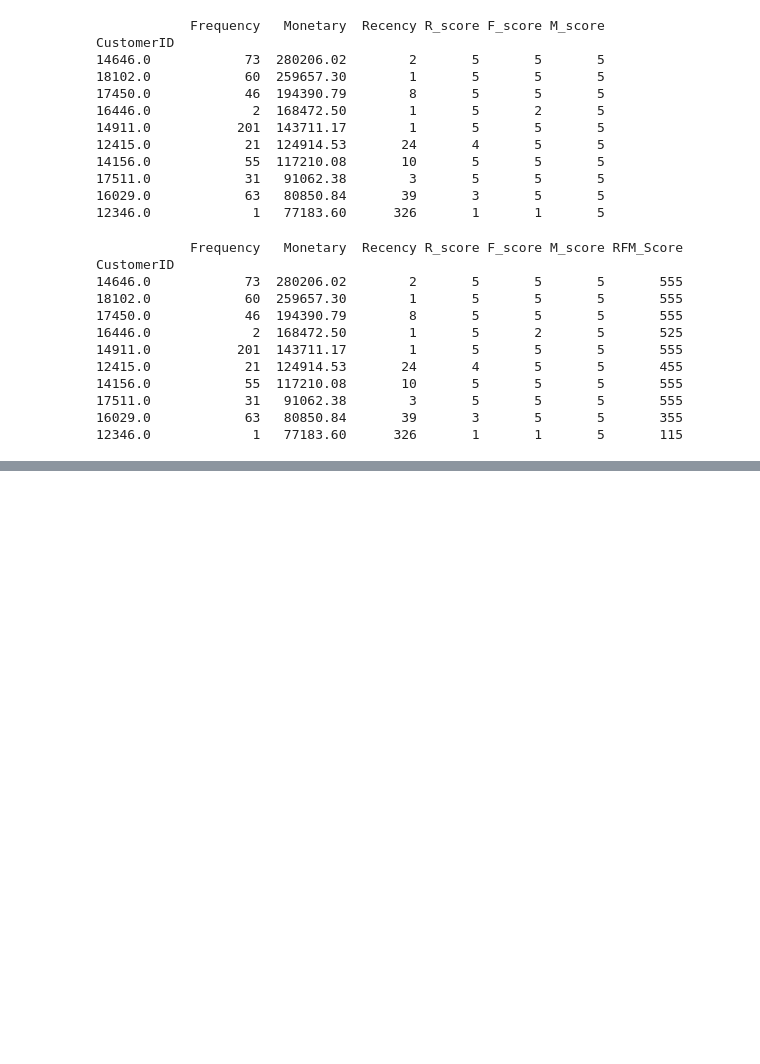
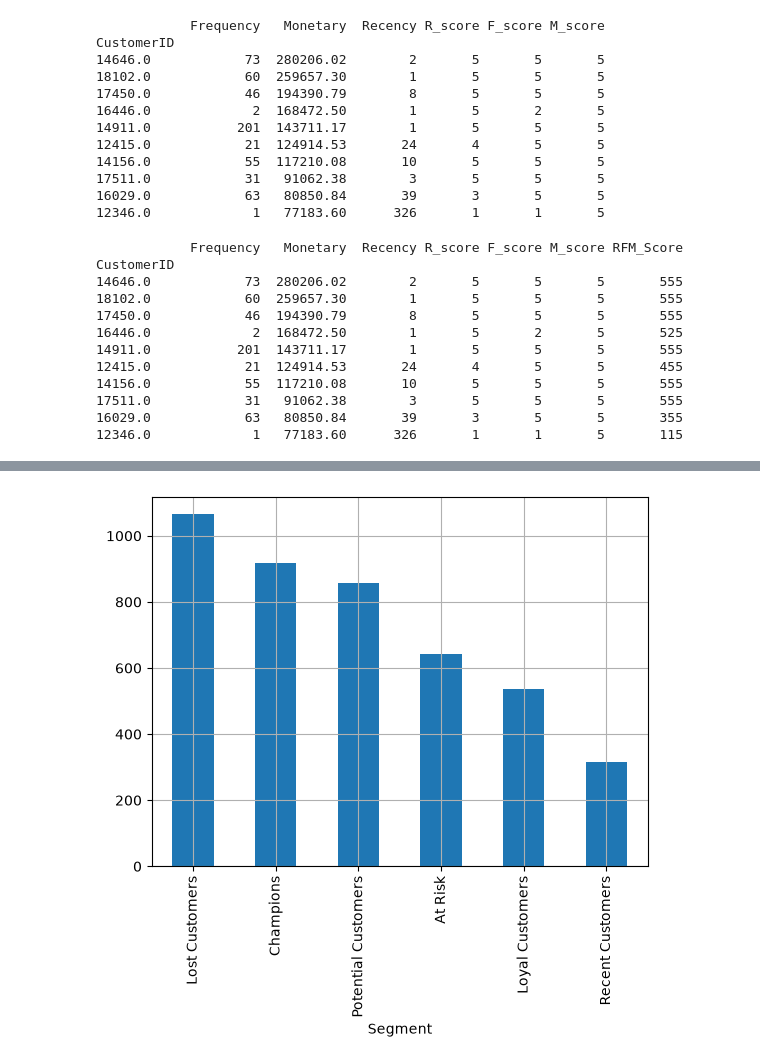
Before and after one commit to RihabMhd/Apprentissage-Suppervisee-Classification, a Jupyter notebook: notebook/prediction.ipynb, the cells around one changed output, grey strips where cells are left out. Saved outputs shown, nothing was run; the diff lists cells and outputs as text; code cells hidden in the pictures; blank space fills up the shorter version.

Commit message:
feat: add RFM segmentation and clustering preprocessing to prediction notebook

```diff
--- a/notebook/prediction.ipynb
+++ b/notebook/prediction.ipynb
@@ -301,0 +315,4 @@ CustomerID
+# %%
+rfm["Segment"].value_counts().plot(kind="bar").grid()
+# %% [output]
+[figure, added]
```
Also changed, not shown: parts of 15 cells of this notebook.
